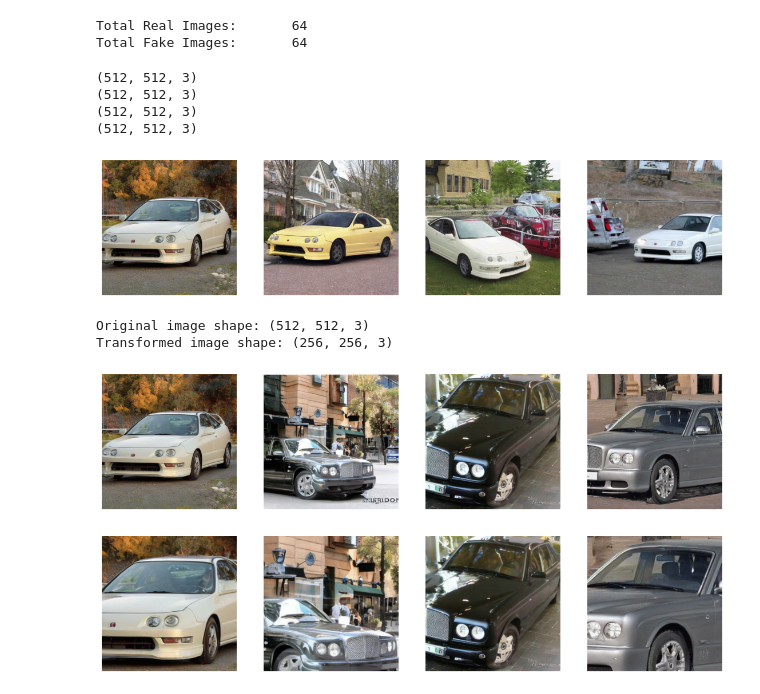
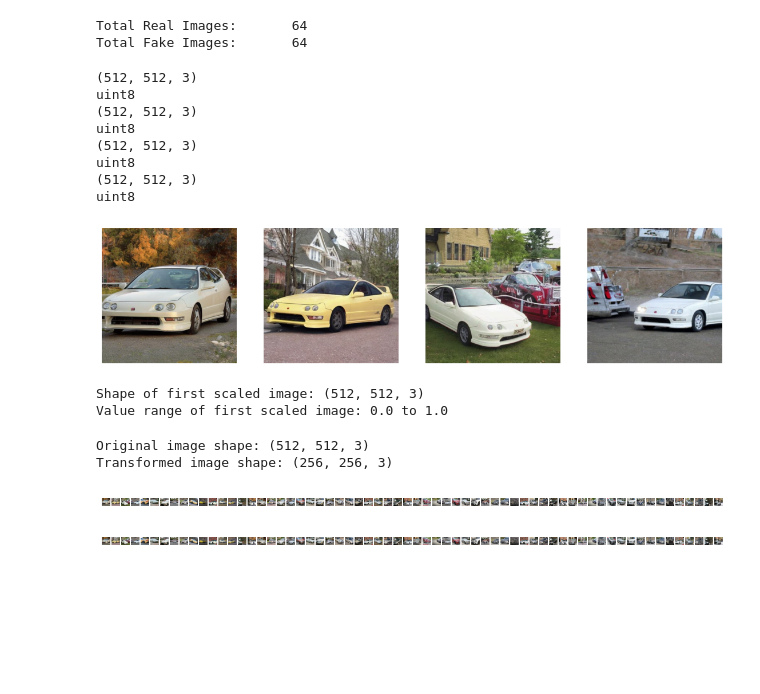
Before and after one commit to asbjornhp/Deeplearning-Group16, a Jupyter notebook: preprocessing.ipynb, the cells around one changed output. Cells and saved outputs as stored; diff of their text form; code cells hidden in the pictures; blank space fills up the shorter version.

```diff
--- a/preprocessing.ipynb
+++ b/preprocessing.ipynb
@@ -95,11 +95,16 @@ for k in range(num_displayed_examples):
   plt.imshow((cars_synth[k]))
   plt.axis('off')
   print(cars_synth[k].shape)
+  print(cars_synth[k].dtype)
 # %% [output]
 (512, 512, 3)
+uint8
 (512, 512, 3)
+uint8
 (512, 512, 3)
+uint8
 (512, 512, 3)
+uint8
 [figure]
 # %%
 # Image parameters
@@ -108,19 +112,39 @@ for k in range(num_displayed_examples):
 im_width = 512
 im_height = 512
 num_channels = 3
+# %%
+# Scaling the images
+
+def scale_and_shift(image):
+    # Convert from uint8 to float32 and Normalize
+    #image_scaled = 2 * ((image.astype(np.float32)) / 255.0) - 1
+    image_scaled = (image.astype(np.float32))/image.max()
+    return image_scaled
+
+
+scaled_cars_synth = [scale_and_shift(im) for im in cars_synth]
+scaled_cars_real = [scale_and_shift(im) for im in cars_real]
+
+
+
+print("Shape of first scaled image:", scaled_cars_synth[0].shape)
+print("Value range of first scaled image:", scaled_cars_synth[0].min(), "to", scaled_cars_synth[0].max())
+# %% [output]
+Shape of first scaled image: (512, 512, 3)
+Value range of first scaled image: 0.0 to 1.0
 # %%
 # Image augmentation using Albumentations
 
 # Defining the augumentaton pipeline
 
 transform = A.Compose([
-    A.Resize(height=400, width=400, p=1),
-    A.GaussianBlur(blur_limit=(3,7), sigma_limit=0.5, p=0.8),
+    A.Resize(height=256, width=256, p=1),
+    A.GaussianBlur(blur_limit=(3,7), sigma_limit=0.8, p=0.8),
     A.CenterCrop(width=im_width/2, height=im_height/2, p=0.2)
 ])
 
 transformed_synth_cars = []
-for image in cars_synth:
+for image in scaled_cars_synth:
     transformed = transform(image=image)
     transformed_synth_cars.append(transformed)
 # %%
@@ -132,25 +156,24 @@ Transformed image shape: (256, 256, 3)
 # %%
 # Visualize examples
 
-num_displayed_examples = 4
-
+num_displayed_examples = len(scaled_cars_synth)
 
 plt.figure(figsize=(14, 10))
 #plt.title("Original images")
 #plt.axis('off')
 for k in range(num_displayed_examples):
-  plt.subplot(1, 4, k + 1)
-  plt.imshow((cars_synth[-k]))
+  plt.subplot(1, num_displayed_examples, k + 1)
+  plt.imshow((scaled_cars_synth[k]))
   plt.axis('off')
 
 
 plt.figure(figsize=(14, 10))
 #plt.title("Transformed images")
 #plt.axis('off')
 for k in range(num_displayed_examples):
-  plt.subplot(1, 4, k + 1)
-  plt.imshow((transformed_synth_cars[-k]['image']))
+  plt.subplot(1, num_displayed_examples, k + 1)
+  plt.imshow((transformed_synth_cars[k]['image']))
   plt.axis('off')
 # %% [output]
-[figure, old version]
+[figure, new version]
-[figure, old version]
+[figure, new version]
```
Also changed, not shown: parts of 3 cells of this notebook.
